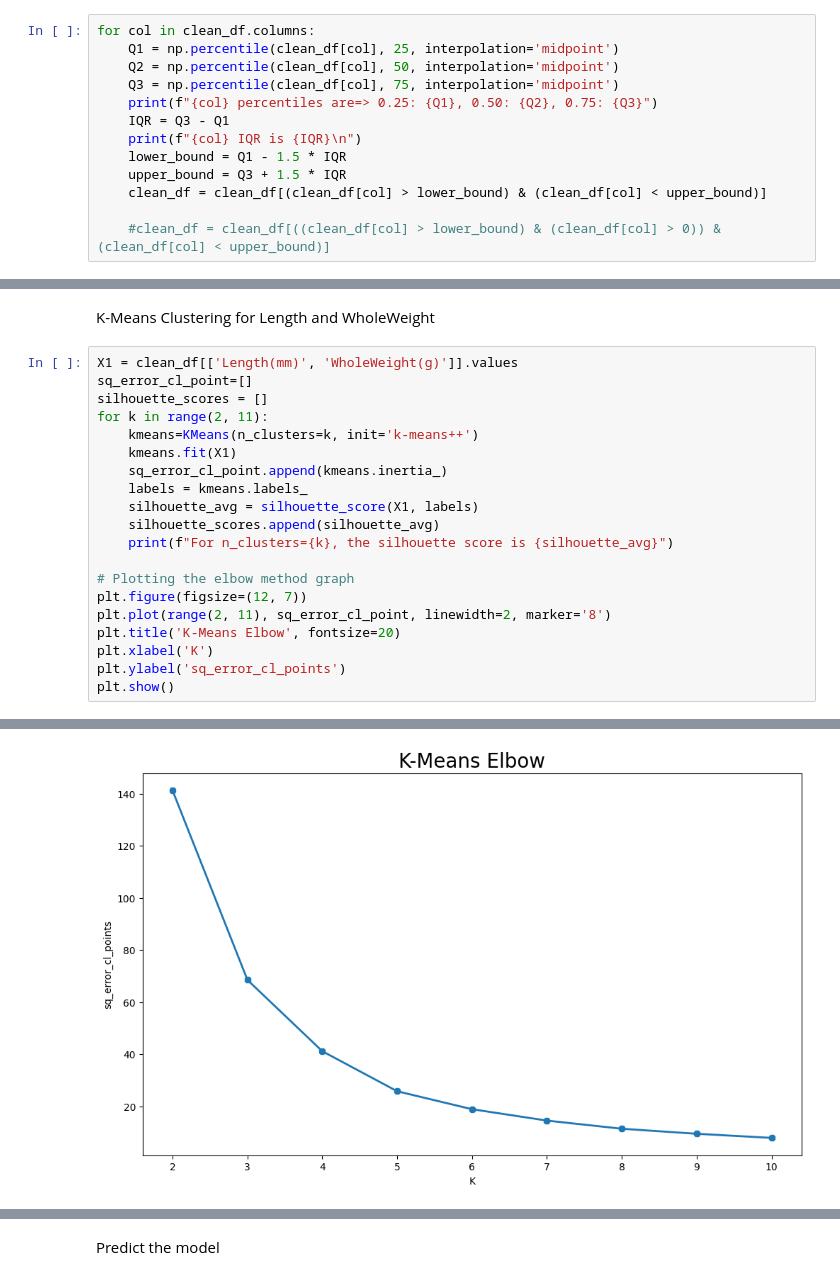
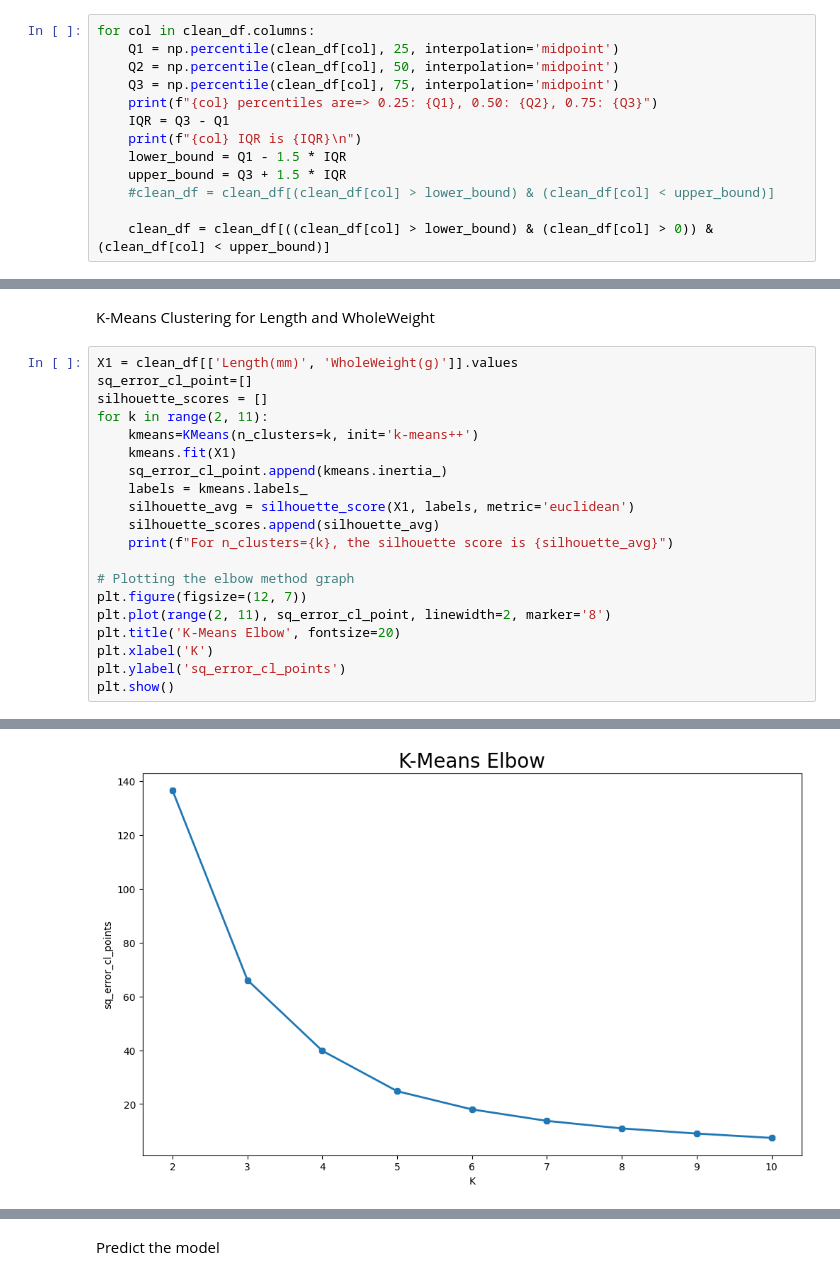
Before and after one commit to cotpetru24/data_mining, a Jupyter notebook: stu124543_data_mining.ipynb, the cells around one changed output, grey strips where cells are left out. Drawn from its saved outputs; the diff is of its cells as text.

```diff
--- a/stu124543_data_mining.ipynb
+++ b/stu124543_data_mining.ipynb
@@ -225,9 +225,9 @@ for col in clean_df.columns:
     print(f"{col} IQR is {IQR}\n")
     lower_bound = Q1 - 1.5 * IQR
     upper_bound = Q3 + 1.5 * IQR
-    clean_df = clean_df[(clean_df[col] > lower_bound) & (clean_df[col] < upper_bound)]
+    #clean_df = clean_df[(clean_df[col] > lower_bound) & (clean_df[col] < upper_bound)]
 
-    #clean_df = clean_df[((clean_df[col] > lower_bound) & (clean_df[col] > 0)) & (clean_df[col] < upper_bound)]
+    clean_df = clean_df[((clean_df[col] > lower_bound) & (clean_df[col] > 0)) & (clean_df[col] < upper_bound)]
 # %% [output]
 Sex percentiles are=> 0.25: 1.0, 0.50: 2.0, 0.75: 3.0
 Sex IQR is 2.0
@@ -471,7 +473,7 @@ for k in range(2, 11):
     kmeans.fit(X1)
     sq_error_cl_point.append(kmeans.inertia_)
     labels = kmeans.labels_
-    silhouette_avg = silhouette_score(X1, labels)
+    silhouette_avg = silhouette_score(X1, labels, metric='euclidean')
     silhouette_scores.append(silhouette_avg)
     print(f"For n_clusters={k}, the silhouette score is {silhouette_avg}")
 
@@ -495,4 +497,4 @@ For n_clusters=10, the silhouette score is 0.48403629156103606
-[figure, old version]
+[figure, new version]
 # %%
 # Plotting silhouette scores
 plt.figure(figsize=(12, 7))
```
Also changed, not shown: parts of 22 cells of this notebook.
